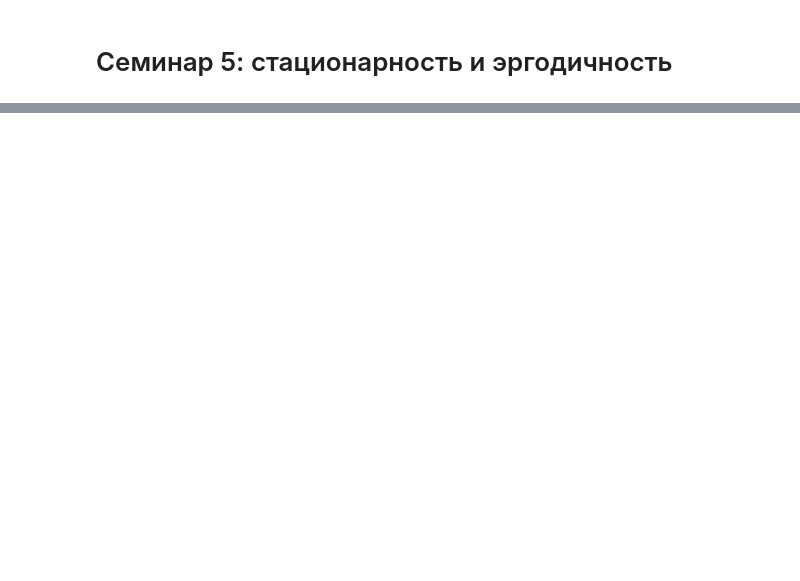
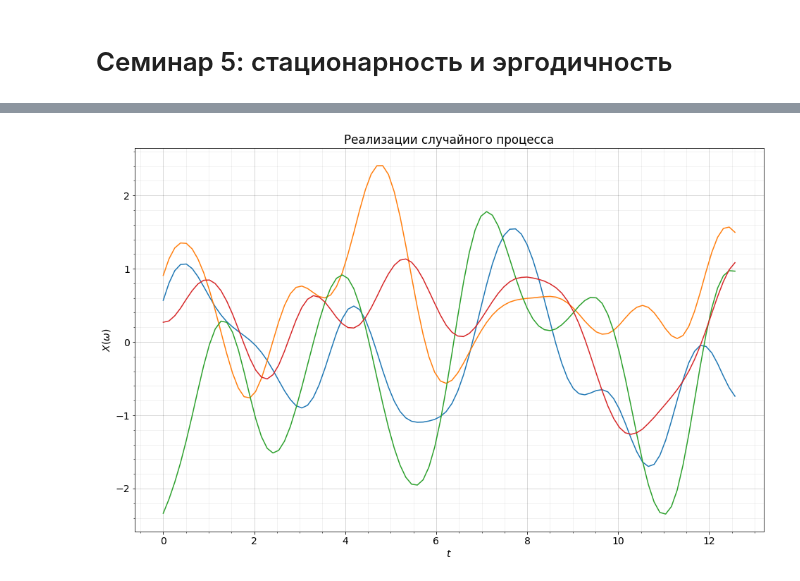
Before and after one commit to VanessB/StochasticProcesses, a Jupyter notebook: python/Sem5_Stationarity_Ergodicity.ipynb, the cells around one changed output, grey strips where cells are left out. Saved outputs shown, nothing was run; the diff lists cells and outputs as text; code cells hidden in the pictures; blank space fills up the shorter version.

```diff
--- a/python/Sem5_Stationarity_Ergodicity.ipynb
+++ b/python/Sem5_Stationarity_Ergodicity.ipynb
@@ -56,0 +35,14 @@ from scipy.stats import norm
+# %%
+mean_func = lambda T : np.zeros_like(T)
+def correlation_func(T: np.array):
+    Tau = T[None,:] - T[:,None]
+
+    # Добавка 1e-6 нужна для численной регуляризации; без неё ковариационная матрица получается вырожденной.
+    return 1e-6 * np.identity(T.shape[0]) + np.exp(-0.5 * Tau**2) * np.cos(Tau)
+
+T_cos_gaussian = np.linspace(0.0, 4.0 * np.pi, 100)
+cos_gaussian_realizations = generate_gaussian(T_cos_gaussian, mean_func, correlation_func, realizations_number=4)
+# %%
+plot_realizations(T_cos_gaussian, cos_gaussian_realizations)
+# %% [output]
+[figure, added]
```
Also changed, not shown: parts of 17 cells of this notebook, 12 other files.
